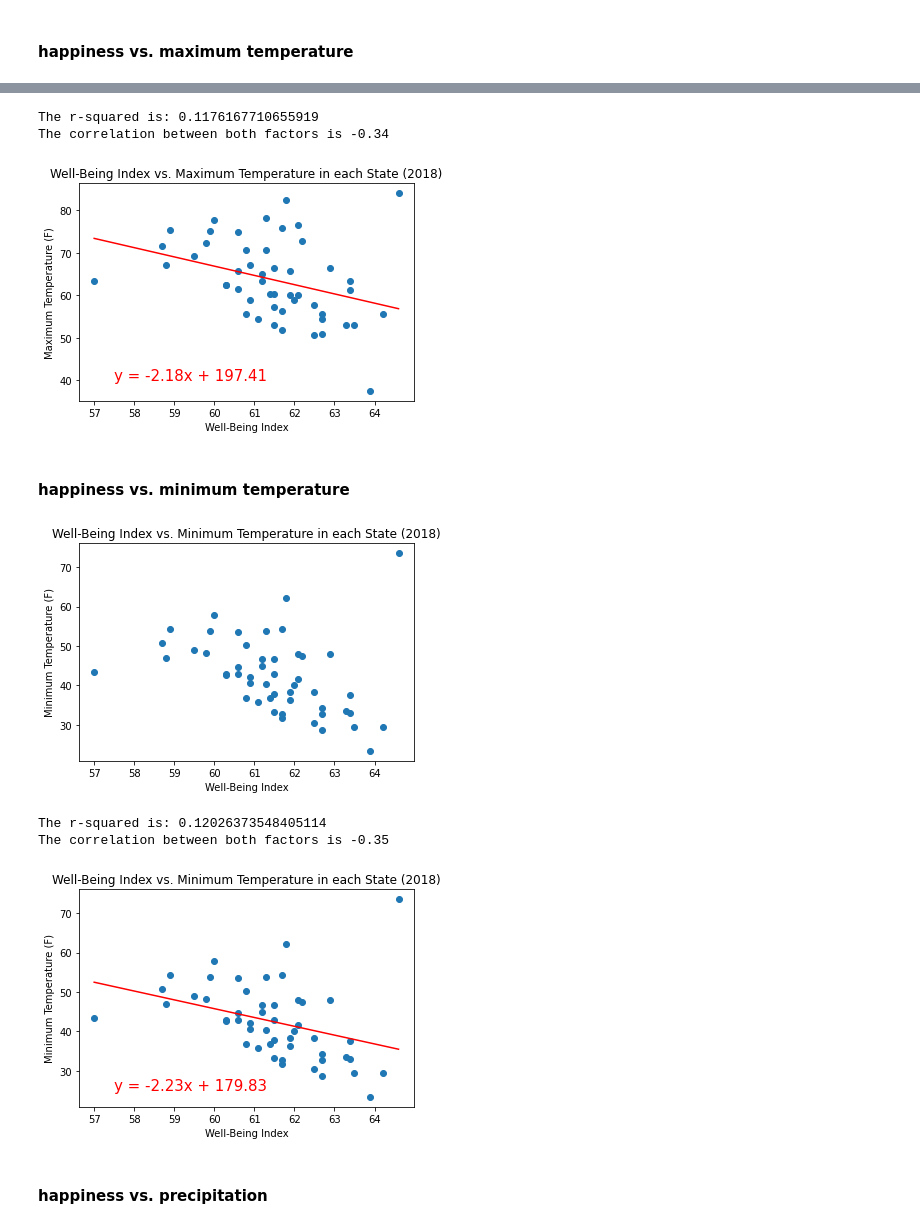
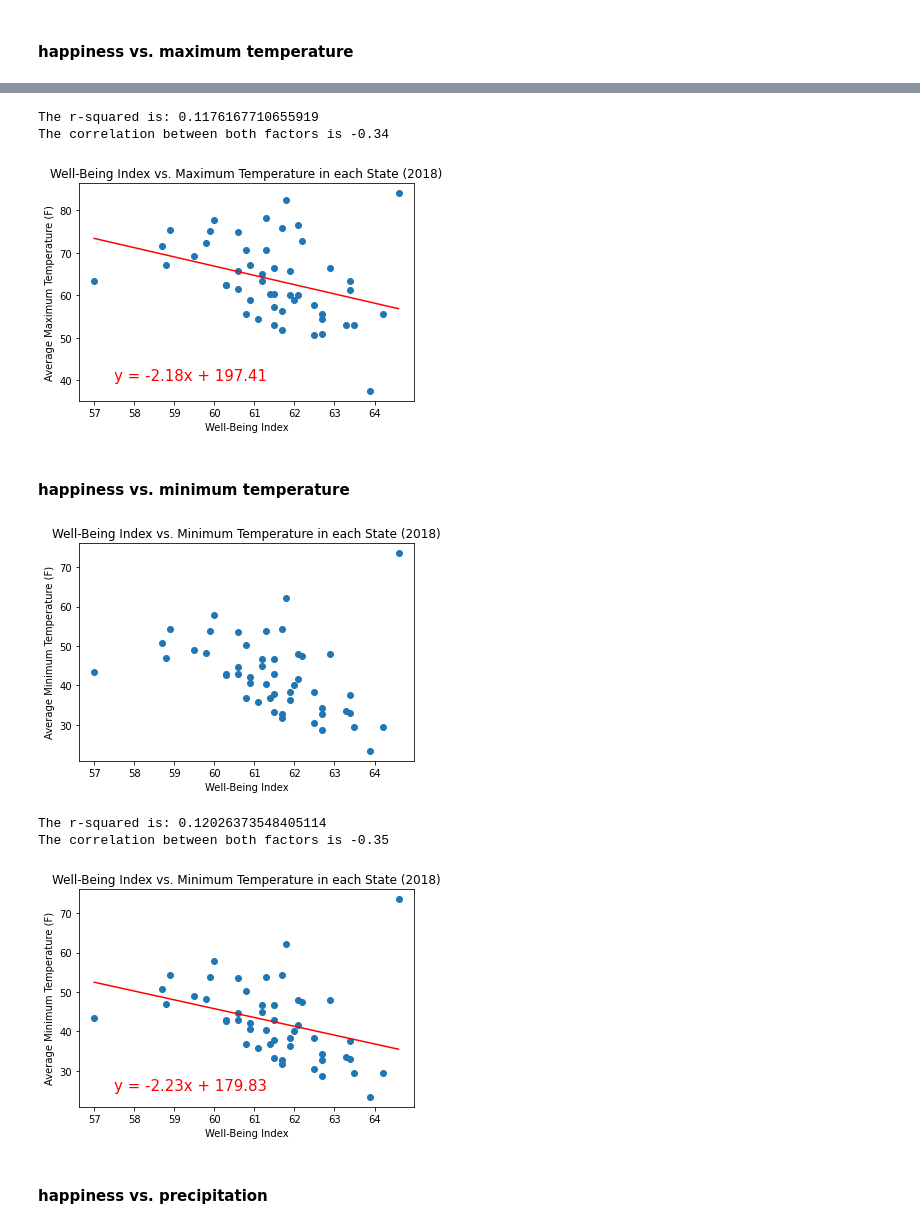
Before and after one commit to apfleegor/project-1-group-4, a Jupyter notebook: Code/Weather_analysis.ipynb, the cells around one changed output, grey strips where cells are left out. Drawn from its saved outputs; the diff is of its cells as text; code cells hidden in the pictures.

```diff
--- a/Code/Weather_analysis.ipynb
+++ b/Code/Weather_analysis.ipynb
@@ -193,34 +193,34 @@ plt.show()
 # %%
 # calculate the linear regression model
 (slope, intercept, rvalue, pvalue, stderr) = linregress(well_being, max_temp)
 regress_values = well_being * slope + intercept
 
 # create the line equation string to go onto the plot
 line_eq = "y = " + str(round(slope,2)) + "x + " + str(round(intercept,2))
 
 # plot the scatter plot and regression line
 plt.scatter(well_being, max_temp)
 plt.plot(well_being, regress_values, 'r-')
 
 # formatting
 plt.annotate(line_eq,(57.5, 40),fontsize=15,color="red")
 plt.xlabel('Well-Being Index')
-plt.ylabel('Maximum Temperature (F)')
+plt.ylabel('Average Maximum Temperature (F)')
 plt.title('Well-Being Index vs. Maximum Temperature in each State (2018)')
 
 # print r-squared value
 print(f"The r-squared is: {rvalue**2}")
 
 # print the correlation
 correlation = st.pearsonr(well_being, max_temp)
 print(f"The correlation between both factors is {round(correlation[0],2)}")
 
 # save image of plot
 plt.savefig("../Images/WellBeingVMaxTemp.png")
 # %% [output]
 The r-squared is: 0.1176167710655919
 The correlation between both factors is -0.34
-[figure, old version]
+[figure, new version]
 # %% [markdown]
 #### happiness vs. minimum temperature
 # %%
@@ -231,12 +231,12 @@ plt.scatter(well_being, min_temp)
 
 # formatting
 plt.xlabel('Well-Being Index')
-plt.ylabel('Minimum Temperature (F)')
+plt.ylabel('Average Minimum Temperature (F)')
 plt.title('Well-Being Index vs. Minimum Temperature in each State (2018)')
 
 plt.show()
 # %% [output]
-[figure, old version]
+[figure, new version]
 # %%
 # calculate the linear regression model
 (slope, intercept, rvalue, pvalue, stderr) = linregress(well_being, min_temp)
@@ -252,7 +252,7 @@ plt.plot(well_being, regress_values, 'r-')
 # formatting
 plt.annotate(line_eq,(57.5, 25),fontsize=15,color="red")
 plt.xlabel('Well-Being Index')
-plt.ylabel('Minimum Temperature (F)')
+plt.ylabel('Average Minimum Temperature (F)')
 plt.title('Well-Being Index vs. Minimum Temperature in each State (2018)')
 
 # print r-squared value
@@ -267,7 +267,7 @@ plt.savefig("../Images/WellBeingVMinTemp.png")
 # %% [output]
 The r-squared is: 0.12026373548405114
 The correlation between both factors is -0.35
-[figure, old version]
+[figure, new version]
 # %% [markdown]
 #### happiness vs. precipitation
 # %%
```
Also changed, not shown: parts of 1 cell of this notebook, 9 other files.
